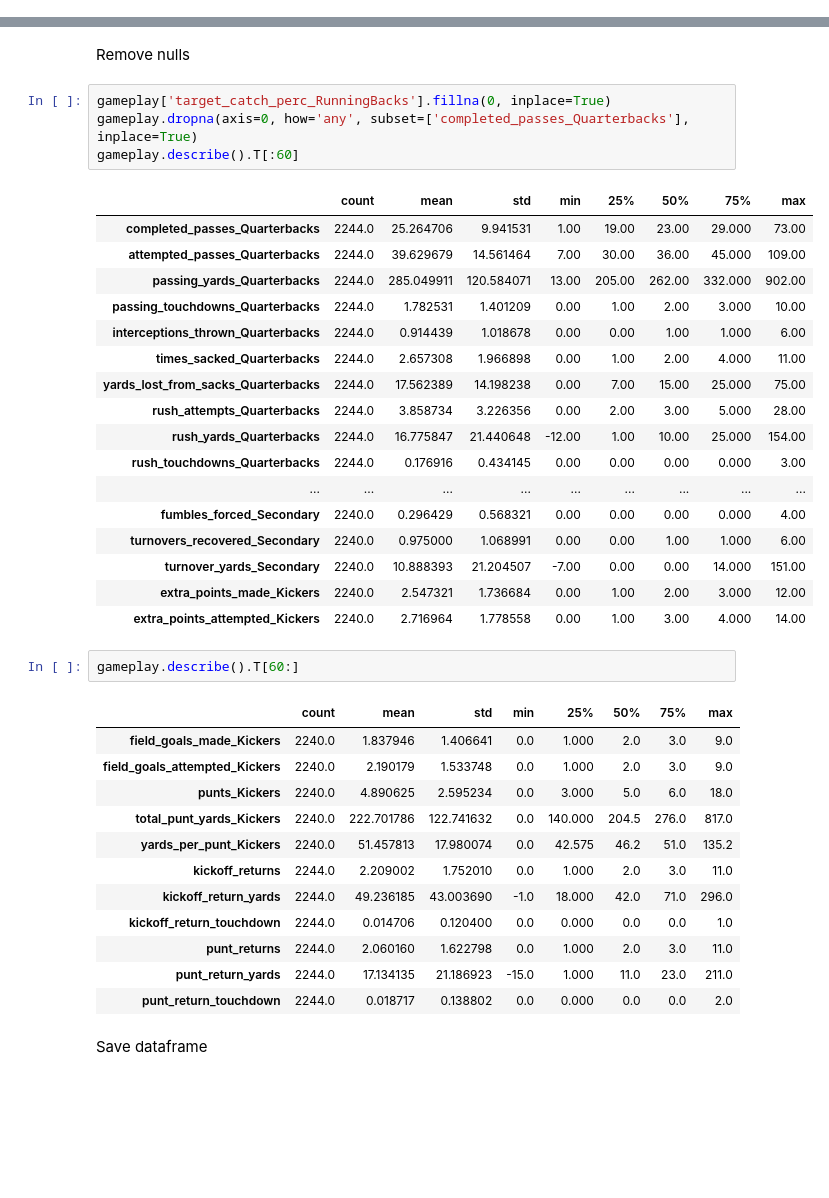
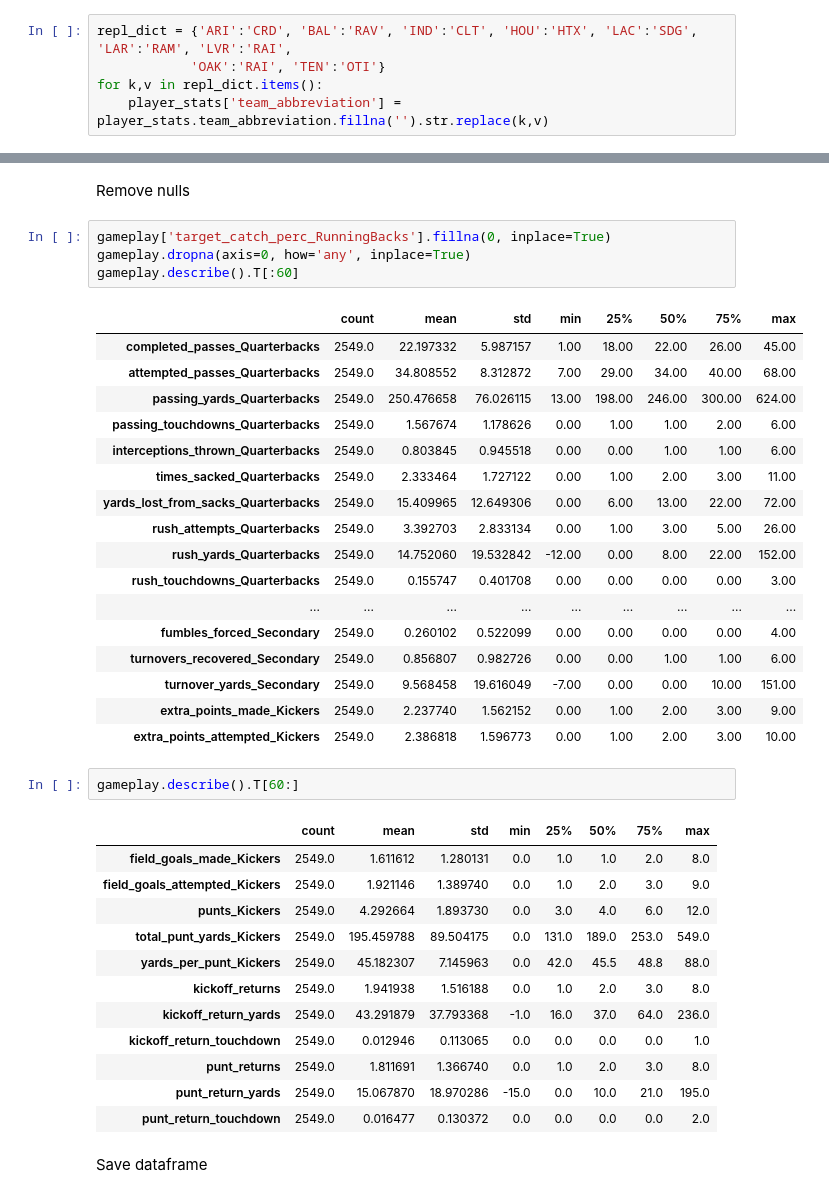
Before and after one commit to WillRobinson152/NFL_Analysis, a Jupyter notebook: 4.PreprocessData.ipynb, the cells around one changed output, grey strips where cells are left out. Drawn from its saved outputs; the diff is of its cells as text; blank space fills up the shorter version.

```diff
--- a/4.PreprocessData.ipynb
+++ b/4.PreprocessData.ipynb
@@ -84,0 +97,5 @@ player_stats.head()
+# %%
+repl_dict = {'ARI':'CRD', 'BAL':'RAV', 'IND':'CLT', 'HOU':'HTX', 'LAC':'SDG', 'LAR':'RAM', 'LVR':'RAI',
+            'OAK':'RAI', 'TEN':'OTI'}
+for k,v in repl_dict.items():
+    player_stats['team_abbreviation'] = player_stats.team_abbreviation.fillna('').str.replace(k,v)
@@ -645,41 +676,41 @@ gameplay
 Remove nulls
 # %%
 gameplay['target_catch_perc_RunningBacks'].fillna(0, inplace=True)
-gameplay.dropna(axis=0, how='any', subset=['completed_passes_Quarterbacks'], inplace=True)
+gameplay.dropna(axis=0, how='any', inplace=True)
 gameplay.describe().T[:60]
 # %% [output]
 |  | count | mean | std | min | 25% | 50% | 75% | max |
-| completed_passes_Quarterbacks | 2244.0 | 25.264706 | 9.941531 | 1.00 | 19.00 | 23.00 | 29.000 | 73.00 |
-| attempted_passes_Quarterbacks | 2244.0 | 39.629679 | 14.561464 | 7.00 | 30.00 | 36.00 | 45.000 | 109.00 |
-| passing_yards_Quarterbacks | 2244.0 | 285.049911 | 120.584071 | 13.00 | 205.00 | 262.00 | 332.000 | 902.00 |
-| passing_touchdowns_Quarterbacks | 2244.0 | 1.782531 | 1.401209 | 0.00 | 1.00 | 2.00 | 3.000 | 10.00 |
-| interceptions_thrown_Quarterbacks | 2244.0 | 0.914439 | 1.018678 | 0.00 | 0.00 | 1.00 | 1.000 | 6.00 |
-| times_sacked_Quarterbacks | 2244.0 | 2.657308 | 1.966898 | 0.00 | 1.00 | 2.00 | 4.000 | 11.00 |
-| yards_lost_from_sacks_Quarterbacks | 2244.0 | 17.562389 | 14.198238 | 0.00 | 7.00 | 15.00 | 25.000 | 75.00 |
-| rush_attempts_Quarterbacks | 2244.0 | 3.858734 | 3.226356 | 0.00 | 2.00 | 3.00 | 5.000 | 28.00 |
-| rush_yards_Quarterbacks | 2244.0 | 16.775847 | 21.440648 | -12.00 | 1.00 | 10.00 | 25.000 | 154.00 |
-| rush_touchdowns_Quarterbacks | 2244.0 | 0.176916 | 0.434145 | 0.00 | 0.00 | 0.00 | 0.000 | 3.00 |
+| completed_passes_Quarterbacks | 2549.0 | 22.197332 | 5.987157 | 1.00 | 18.00 | 22.00 | 26.00 | 45.00 |
+| attempted_passes_Quarterbacks | 2549.0 | 34.808552 | 8.312872 | 7.00 | 29.00 | 34.00 | 40.00 | 68.00 |
+| passing_yards_Quarterbacks | 2549.0 | 250.476658 | 76.026115 | 13.00 | 198.00 | 246.00 | 300.00 | 624.00 |
+| passing_touchdowns_Quarterbacks | 2549.0 | 1.567674 | 1.178626 | 0.00 | 1.00 | 1.00 | 2.00 | 6.00 |
+| interceptions_thrown_Quarterbacks | 2549.0 | 0.803845 | 0.945518 | 0.00 | 0.00 | 1.00 | 1.00 | 6.00 |
+| times_sacked_Quarterbacks | 2549.0 | 2.333464 | 1.727122 | 0.00 | 1.00 | 2.00 | 3.00 | 11.00 |
+| yards_lost_from_sacks_Quarterbacks | 2549.0 | 15.409965 | 12.649306 | 0.00 | 6.00 | 13.00 | 22.00 | 72.00 |
+| rush_attempts_Quarterbacks | 2549.0 | 3.392703 | 2.833134 | 0.00 | 1.00 | 3.00 | 5.00 | 26.00 |
+| rush_yards_Quarterbacks | 2549.0 | 14.752060 | 19.532842 | -12.00 | 0.00 | 8.00 | 22.00 | 152.00 |
+| rush_touchdowns_Quarterbacks | 2549.0 | 0.155747 | 0.401708 | 0.00 | 0.00 | 0.00 | 0.00 | 3.00 |
 | ... | ... | ... | ... | ... | ... | ... | ... | ... |
-| fumbles_forced_Secondary | 2240.0 | 0.296429 | 0.568321 | 0.00 | 0.00 | 0.00 | 0.000 | 4.00 |
-| turnovers_recovered_Secondary | 2240.0 | 0.975000 | 1.068991 | 0.00 | 0.00 | 1.00 | 1.000 | 6.00 |
-| turnover_yards_Secondary | 2240.0 | 10.888393 | 21.204507 | -7.00 | 0.00 | 0.00 | 14.000 | 151.00 |
-| extra_points_made_Kickers | 2240.0 | 2.547321 | 1.736684 | 0.00 | 1.00 | 2.00 | 3.000 | 12.00 |
-| extra_points_attempted_Kickers | 2240.0 | 2.716964 | 1.778558 | 0.00 | 1.00 | 3.00 | 4.000 | 14.00 |
+| fumbles_forced_Secondary | 2549.0 | 0.260102 | 0.522099 | 0.00 | 0.00 | 0.00 | 0.00 | 4.00 |
+| turnovers_recovered_Secondary | 2549.0 | 0.856807 | 0.982726 | 0.00 | 0.00 | 1.00 | 1.00 | 6.00 |
+| turnover_yards_Secondary | 2549.0 | 9.568458 | 19.616049 | -7.00 | 0.00 | 0.00 | 10.00 | 151.00 |
+| extra_points_made_Kickers | 2549.0 | 2.237740 | 1.562152 | 0.00 | 1.00 | 2.00 | 3.00 | 9.00 |
+| extra_points_attempted_Kickers | 2549.0 | 2.386818 | 1.596773 | 0.00 | 1.00 | 2.00 | 3.00 | 10.00 |
 # %%
 gameplay.describe().T[60:]
 # %% [output]
 |  | count | mean | std | min | 25% | 50% | 75% | max |
-| field_goals_made_Kickers | 2240.0 | 1.837946 | 1.406641 | 0.0 | 1.000 | 2.0 | 3.0 | 9.0 |
-| field_goals_attempted_Kickers | 2240.0 | 2.190179 | 1.533748 | 0.0 | 1.000 | 2.0 | 3.0 | 9.0 |
-| punts_Kickers | 2240.0 | 4.890625 | 2.595234 | 0.0 | 3.000 | 5.0 | 6.0 | 18.0 |
-| total_punt_yards_Kickers | 2240.0 | 222.701786 | 122.741632 | 0.0 | 140.000 | 204.5 | 276.0 | 817.0 |
-| yards_per_punt_Kickers | 2240.0 | 51.457813 | 17.980074 | 0.0 | 42.575 | 46.2 | 51.0 | 135.2 |
-| kickoff_returns | 2244.0 | 2.209002 | 1.752010 | 0.0 | 1.000 | 2.0 | 3.0 | 11.0 |
-| kickoff_return_yards | 2244.0 | 49.236185 | 43.003690 | -1.0 | 18.000 | 42.0 | 71.0 | 296.0 |
-| kickoff_return_touchdown | 2244.0 | 0.014706 | 0.120400 | 0.0 | 0.000 | 0.0 | 0.0 | 1.0 |
-| punt_returns | 2244.0 | 2.060160 | 1.622798 | 0.0 | 1.000 | 2.0 | 3.0 | 11.0 |
-| punt_return_yards | 2244.0 | 17.134135 | 21.186923 | -15.0 | 1.000 | 11.0 | 23.0 | 211.0 |
-| punt_return_touchdown | 2244.0 | 0.018717 | 0.138802 | 0.0 | 0.000 | 0.0 | 0.0 | 2.0 |
+| field_goals_made_Kickers | 2549.0 | 1.611612 | 1.280131 | 0.0 | 1.0 | 1.0 | 2.0 | 8.0 |
+| field_goals_attempted_Kickers | 2549.0 | 1.921146 | 1.389740 | 0.0 | 1.0 | 2.0 | 3.0 | 9.0 |
+| punts_Kickers | 2549.0 | 4.292664 | 1.893730 | 0.0 | 3.0 | 4.0 | 6.0 | 12.0 |
+| total_punt_yards_Kickers | 2549.0 | 195.459788 | 89.504175 | 0.0 | 131.0 | 189.0 | 253.0 | 549.0 |
+| yards_per_punt_Kickers | 2549.0 | 45.182307 | 7.145963 | 0.0 | 42.0 | 45.5 | 48.8 | 88.0 |
+| kickoff_returns | 2549.0 | 1.941938 | 1.516188 | 0.0 | 1.0 | 2.0 | 3.0 | 8.0 |
+| kickoff_return_yards | 2549.0 | 43.291879 | 37.793368 | -1.0 | 16.0 | 37.0 | 64.0 | 236.0 |
+| kickoff_return_touchdown | 2549.0 | 0.012946 | 0.113065 | 0.0 | 0.0 | 0.0 | 0.0 | 1.0 |
+| punt_returns | 2549.0 | 1.811691 | 1.366740 | 0.0 | 1.0 | 2.0 | 3.0 | 8.0 |
+| punt_return_yards | 2549.0 | 15.067870 | 18.970286 | -15.0 | 0.0 | 10.0 | 21.0 | 195.0 |
+| punt_return_touchdown | 2549.0 | 0.016477 | 0.130372 | 0.0 | 0.0 | 0.0 | 0.0 | 2.0 |
 # %% [markdown]
 Save dataframe
 # %%
```
Also changed, not shown: parts of 19 cells of this notebook, 2 other files.
